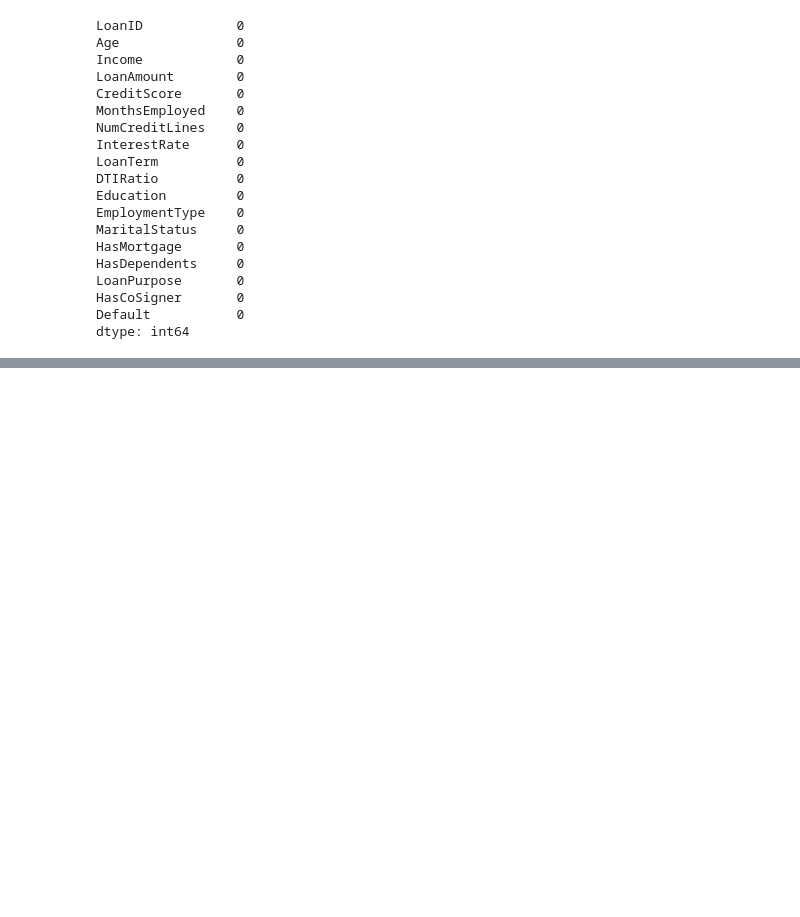
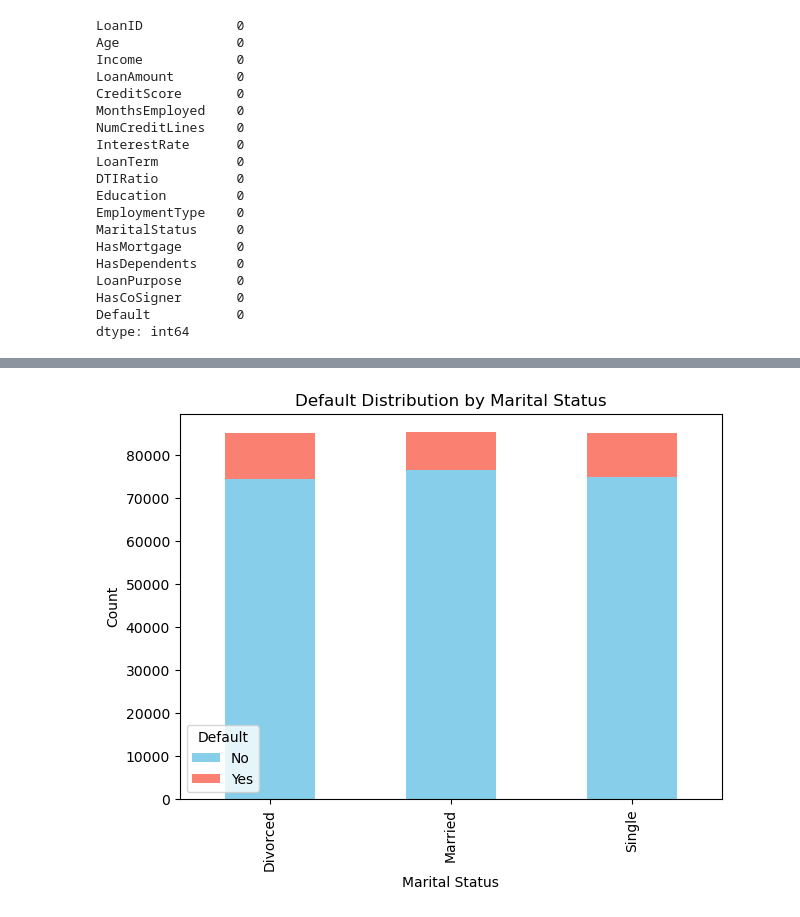
Before and after one commit to springboardmentor891v/CreditPathAI_Oct_Batch, a Jupyter notebook: work_15_Oct.ipynb, the cells around one changed output, grey strips where cells are left out. Saved outputs shown, nothing was run; the diff lists cells and outputs as text; code cells hidden in the pictures; blank space fills up the shorter version.

```diff
--- a/work_15_Oct.ipynb
+++ b/work_15_Oct.ipynb
@@ -139,0 +181,17 @@ dtype: int64
+# %%
+import matplotlib.pyplot as plt
+import numpy as np
+import pandas as pd
+
+# Create crosstab of Default vs MaritalStatus
+marital_default = pd.crosstab(df['MaritalStatus'], df['Default'])
+
+# Plot
+marital_default.plot(kind='bar', stacked=True, figsize=(7,5), color=['skyblue', 'salmon'])
+plt.title('Default Distribution by Marital Status')
+plt.xlabel('Marital Status')
+plt.ylabel('Count')
+plt.legend(title='Default', labels=['No', 'Yes'])
+plt.show()
+# %% [output]
+[figure, added]
```
Also changed, not shown: parts of 6 cells of this notebook.
